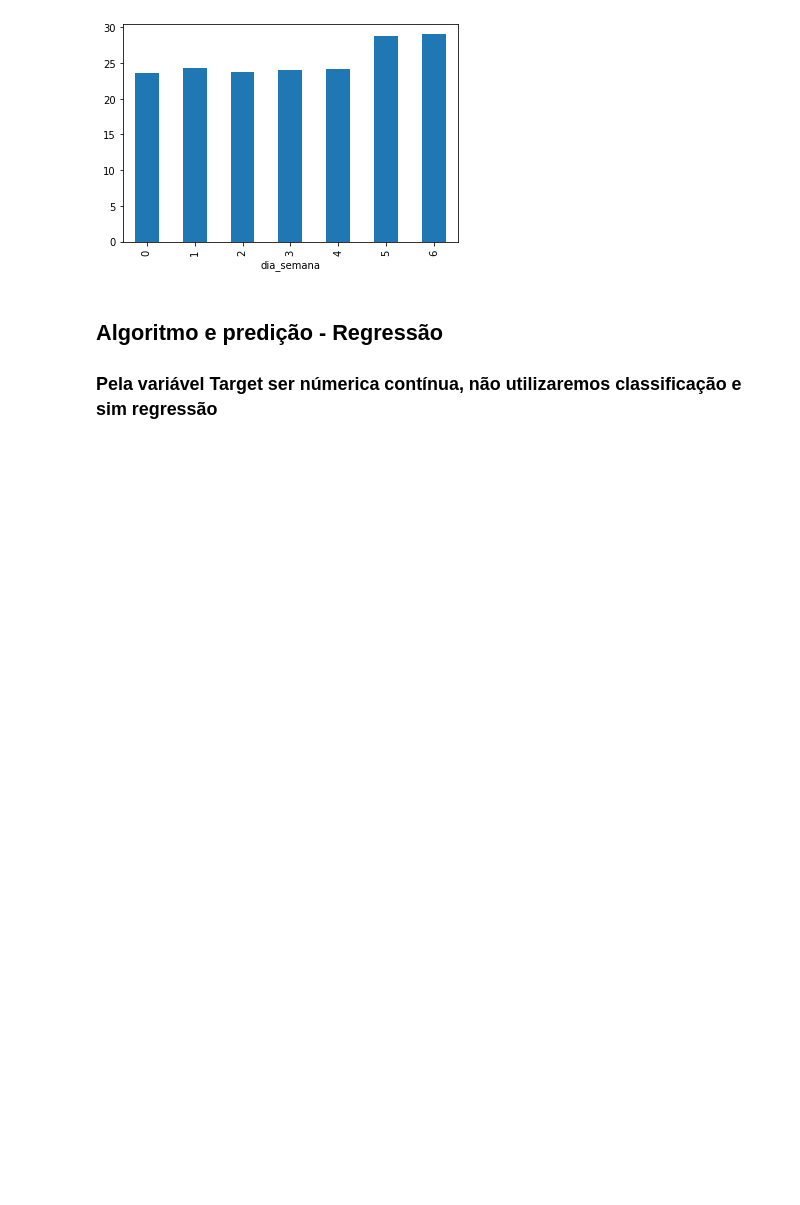
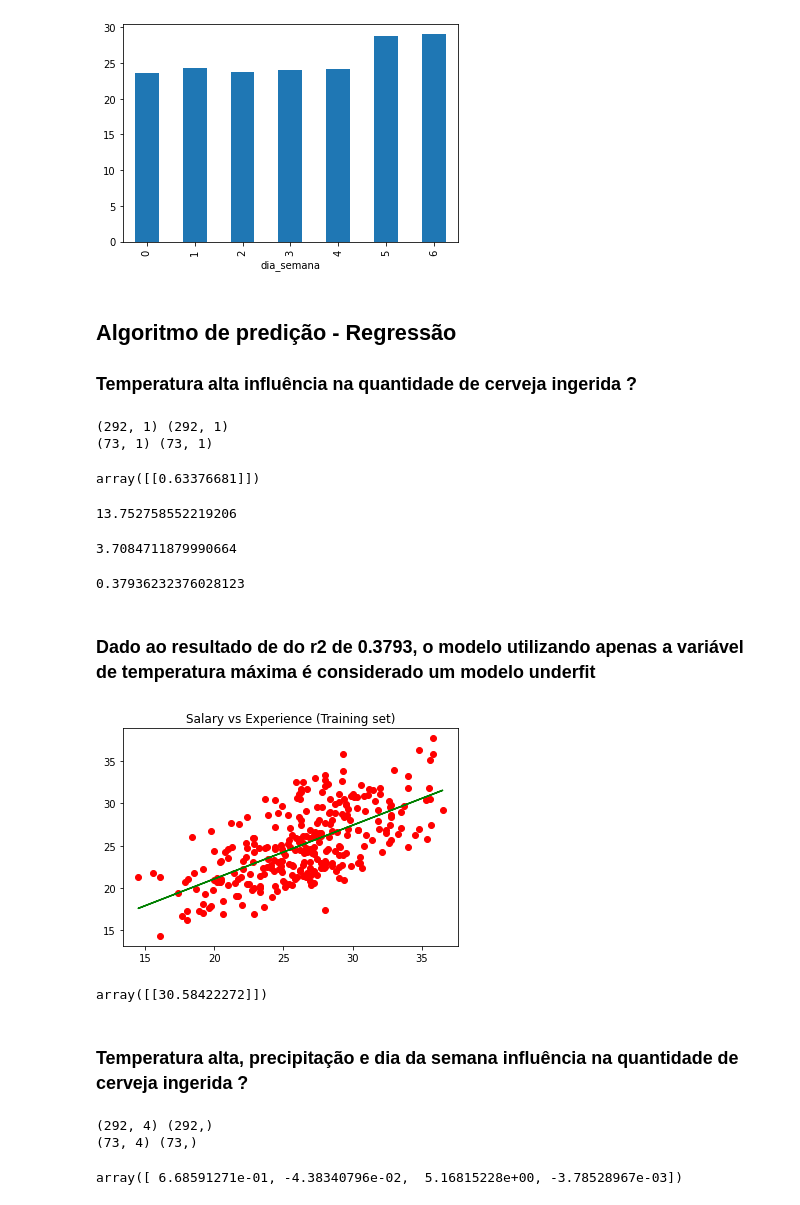
Before and after one commit to gizattos/Consumo-de-cerveja-regressao, a Jupyter notebook: Predicao_quantidade_cerveja.ipynb, the cells around one changed output. Cells and saved outputs as stored; diff of their text form; code cells hidden in the pictures; blank space fills up the shorter version.

```diff
--- a/Predicao_quantidade_cerveja.ipynb
+++ b/Predicao_quantidade_cerveja.ipynb
@@ -170,6 +169,75 @@ dia_semana
 6    29.007519
 Name: Consumo de cerveja (litros), dtype: float64
 [figure]
-# %% [markdown]
-<h2>Algoritmo e predição - Regressão</h2>
-<h3>Pela variável Target ser númerica contínua, não utilizaremos classificação e sim regressão </h3>
+# %% [markdown]
+<h2>Algoritmo de predição - Regressão</h2>
+<h3>Temperatura alta influência na quantidade de cerveja ingerida ? </h3>
+# %%
+## separando dataset
+##x =  df.drop(['Data', 'Consumo de cerveja (litros)','Temperatura Minima (C)','Temperatura Maxima (C)','Precipitacao (mm)','Final de Semana','dia_semana'], axis=1)
+x =  df['Temperatura Maxima (C)'].values.reshape(-1,1)
+y = df['Consumo de cerveja (litros)'].values.reshape(-1, 1)
+x_train, x_test, y_train, y_test = train_test_split(x,y,test_size=0.20,random_state=42)
+print(x_train.shape,y_train.shape)
+print(x_test.shape,y_test.shape)
+# %% [output]
+(292, 1) (292, 1)
+(73, 1) (73, 1)
+# %%
+## treinando modelo
+lr = LinearRegression()
+lr.fit(x_train,y_train)
+lr.coef_
+# %% [output]
+array([[0.63376681]])
+# %%
+## MSE- Quanto maior, maior o erro
+y_pred = lr.predict(x_test)
+mean_squared_error(y_test,y_pred)
+# %% [output]
+13.752758552219206
+# %%
+## RMSE - Raiz quadrada do MSE
+np.sqrt(mean_squared_error(y_test,y_pred))
+# %% [output]
+3.7084711879990664
+# %%
+## r2 - Modelo explica 37% dos resultados
+lr.score(x_test,y_test)
+# %% [output]
+0.37936232376028123
+# %% [markdown]
+<h3>Dado ao resultado de do r2 de 0.3793, o modelo utilizando apenas a variável de temperatura máxima é considerado um modelo underfit</h3>
+# %%
+## plotando gráfico
+plt.scatter(x_train, y_train, color = "red")
+plt.plot(x_train, lr.predict(x_train), color = "green")
+plt.title("Salary vs Experience (Training set)")
+plt.show()
+# %% [output]
+[figure, added]
+# %%
+##Predizendo a quantidade de litros de cerveja consumidos para um dia de quinta, que não chova e que faça 35 grau
+lr.predict([[35]])
+# %% [output]
+array([[30.58422272]])
+# %% [markdown]
+<h3>Temperatura alta, precipitação e dia da semana influência na quantidade de cerveja ingerida  ?</h3>
+# %%
+## utilizando também Precipitacao (mm) e dia_semana
+## separando dataset
+x =  df.drop(['Data', 'Consumo de cerveja (litros)','Temperatura Minima (C)','Temperatura Media (C)',], axis=1)
+y = df['Consumo de cerveja (litros)']
+x_train, x_test, y_train, y_test = train_test_split(x,y,test_size=0.20,random_state=42)
+print(x_train.shape,y_train.shape)
+print(x_test.shape,y_test.shape)
+# %% [output]
+(292, 4) (292,)
+(73, 4) (73,)
+# %%
+## treinando modelo
+lr = LinearRegression()
+lr.fit(x_train,y_train)
+lr.coef_
+# %% [output]
+array([ 6.68591271e-01, -4.38340796e-02,  5.16815228e+00, -3.78528967e-03])
```
Also changed, not shown: parts of 9 cells of this notebook.
